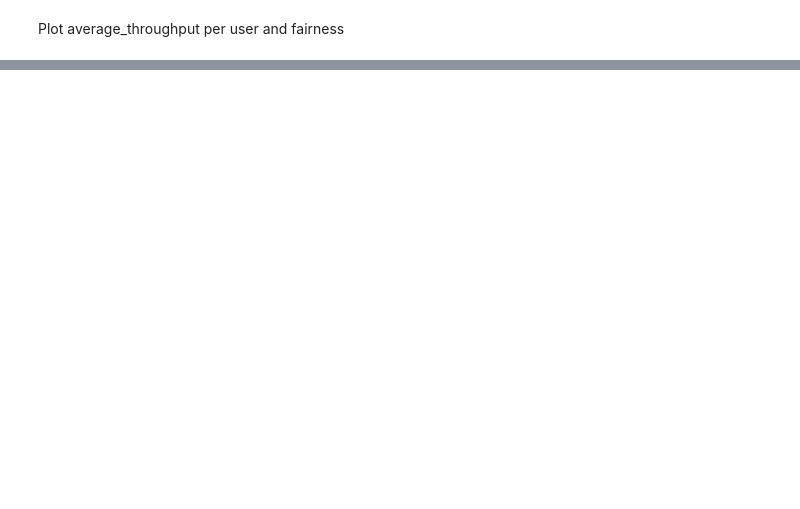
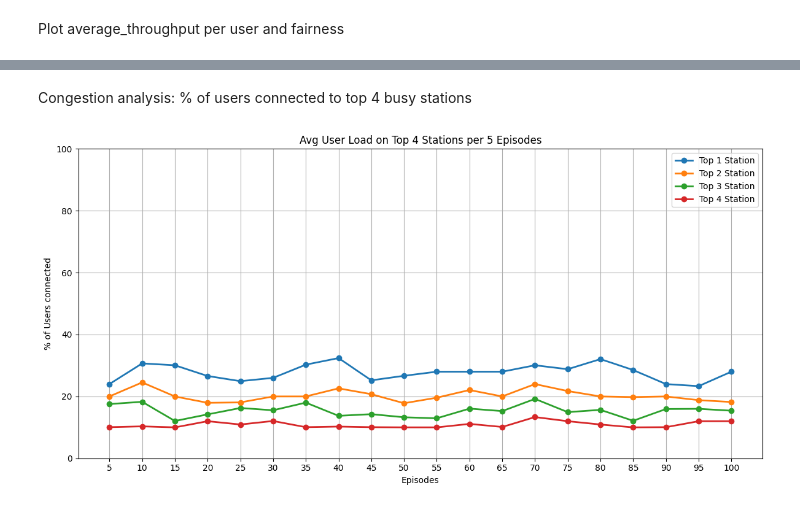
Before and after one commit to AlvaroSolana/DQN_RAT_Selection, a Jupyter notebook: test.ipynb, the cells around one changed output, grey strips where cells are left out. Cells and saved outputs as stored; diff of their text form; code cells hidden in the pictures; blank space fills up the shorter version.

```diff
--- a/test.ipynb
+++ b/test.ipynb
@@ -156,7 +190,6 @@ Let's go with 0.95
 ### Evaluate Heuristic algorithm
 # %%
 # Simuation parameters
-n_episodes = 150
 h_value = 1
 p_switch = 0.8
 m = 0
@@ -381,0 +311,63 @@ plot_actions(actions)
+# %% [markdown]
+Congestion analysis: % of users connected to top 4 busy stations
+# %%
+import matplotlib.pyplot as plt
+import numpy as np
+from collections import Counter
+
+def plot_station_load(actions, n_steps, max_episodes=None, k=1, top_k=4):
+    n_users = rat_env.n_users
+    n_timesteps = len(actions)
+    total_episodes = n_timesteps // n_steps
+    n_episodes = min(max_episodes or total_episodes, total_episodes)
+
+    grouped_episode_count = n_episodes // k
+    top_k_percentages = [[] for _ in range(top_k)]
+
+    for group in range(grouped_episode_count):
+        group_top_k = [[] for _ in range(top_k)]
+
+        for ep in range(group * k, (group + 1) * k):
+            ep_start = ep * n_steps
+            ep_end = (ep + 1) * n_steps
+
+            for t in range(ep_start, ep_end):
+                station_counts = Counter(a.item() for a in actions[t])
+                top_k_counts = station_counts.most_common(top_k)
+
+                for i in range(top_k):
+                    if i < len(top_k_counts):
+                        percent = (top_k_counts[i][1] / n_users) * 100
+                    else:
+                        percent = 0.0
+                    group_top_k[i].append(percent)
+
+        for i in range(top_k):
+            top_k_percentages[i].append(np.mean(group_top_k[i]))
+
+    x_vals = [(i + 1) * k for i in range(grouped_episode_count)]
+    colors = plt.cm.tab10.colors
+
+    plt.figure(figsize=(12, 6))
+
+    for i in range(top_k):
+        usage = top_k_percentages[i]
+        avg = np.mean(usage)
+        std = np.std(usage)
+
+        plt.plot(x_vals, usage, marker='o', linewidth=2, color=colors[i % len(colors)], label=f'Top {i+1} Station')
+
+    plt.xlabel('Episodes')
+    plt.xticks(x_vals)
+    plt.ylabel('% of Users connected')
+    plt.title(f'Avg User Load on Top {top_k} Stations per {k} Episodes')
+    plt.ylim(0, 100)
+    plt.grid(True)
+    plt.legend()
+    plt.tight_layout()
+    plt.show()
+
+
+plot_station_load(actions, n_steps, max_episodes=100, k=5, top_k=4)
+# %% [output]
+[figure, added]
```
Also changed, not shown: parts of 21 cells of this notebook, 4 other files.
